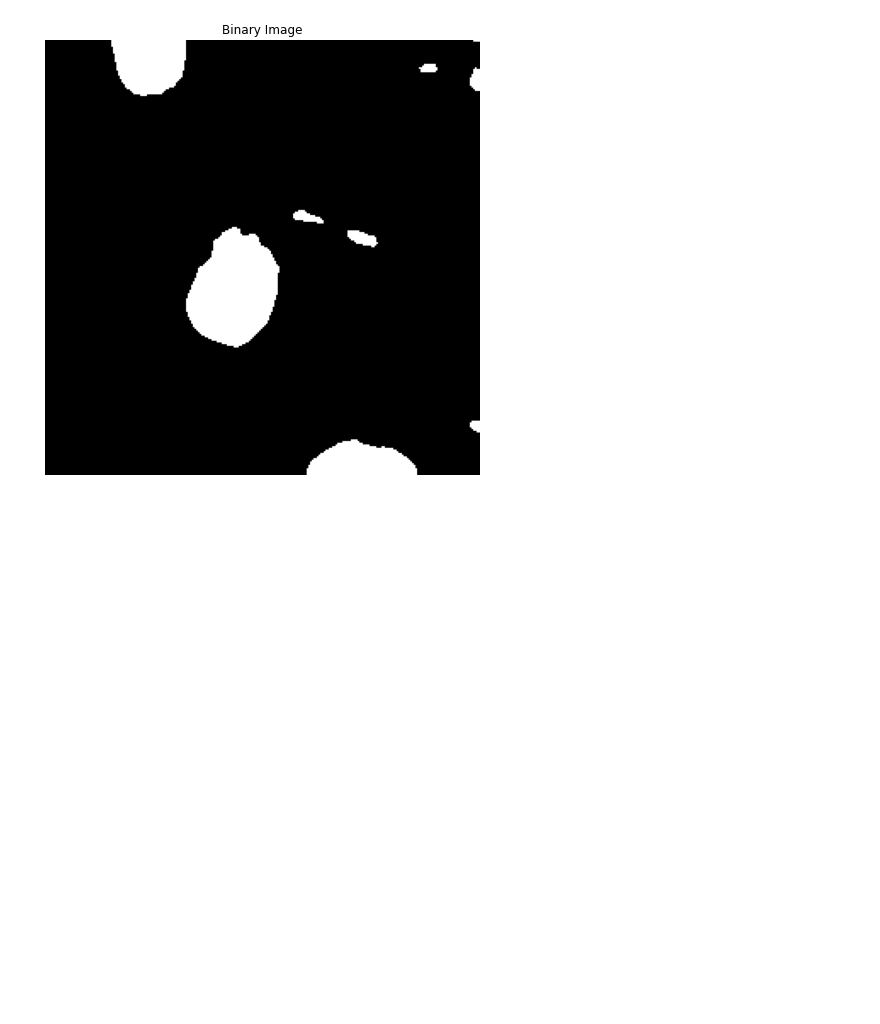
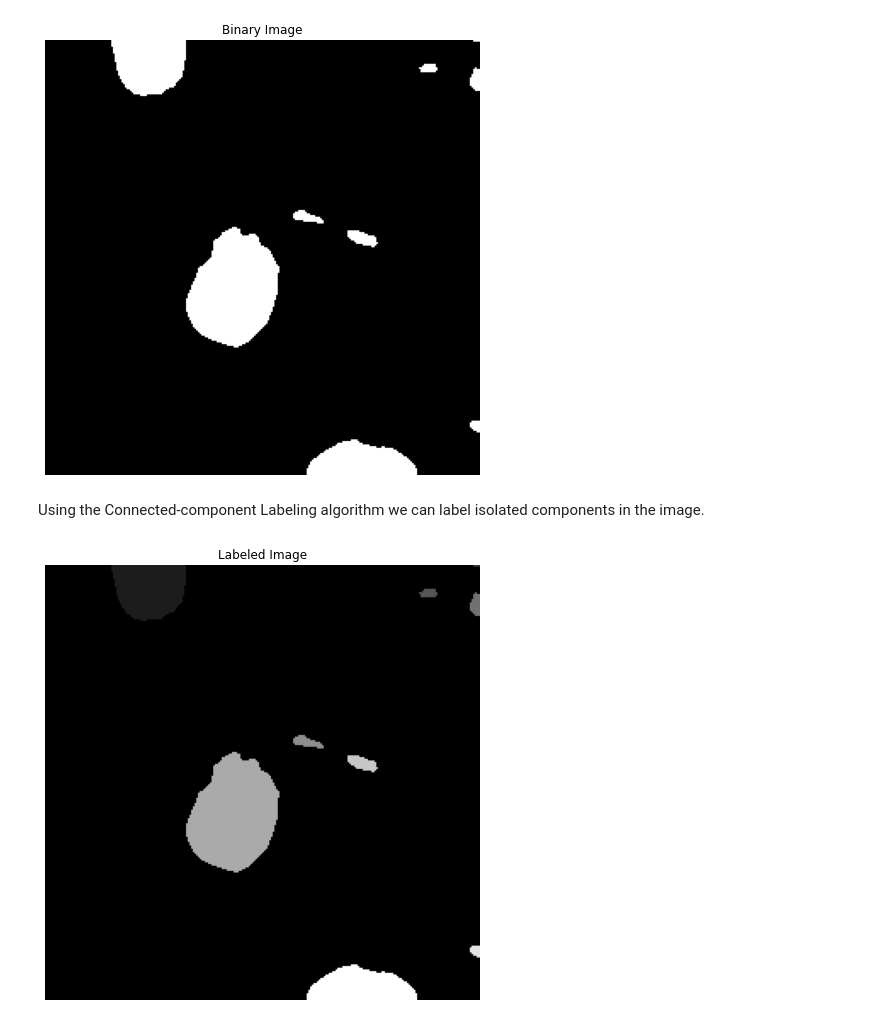
Before and after one commit to brenoslivio/SegmentationCellCycles, a Jupyter notebook: SegCellCycles.ipynb, the cells around one changed output. Drawn from its saved outputs; the diff is of its cells as text; code cells hidden in the pictures; blank space fills up the shorter version.

Commit message:
Adding process of image pre-processing and segmentation in the notebook.

```diff
--- a/SegCellCycles.ipynb
+++ b/SegCellCycles.ipynb
@@ -85,7 +85,7 @@ After pre-processing the image we can work with Region-Based and Clustering Segm
 # %% [markdown]
 In the Region-Based route, we will work with a threshold value for dealing with intensities in the image.
 # %%
-cellThresh = ImageSegmentation.thresholdRegion(cellGaussian)
+cellThresh = ImageSegmentation.thresholdRegion(np.copy(cellGaussian))
 
 plt.figure(figsize = (8, 8))
 plt.axis("off")
@@ -108,3 +108,16 @@ plt.title("Binary Image")
 plt.imshow(mask, cmap = "gray");
 # %% [output]
 [figure]
+# %% [markdown]
+Using the Connected-component Labeling algorithm we can label isolated components in the image.
+# %%
+import ConnectedComponent
+
+maskLabels = ConnectedComponent.connectedComponents(mask)
+
+plt.figure(figsize = (8, 8))
+plt.axis("off")
+plt.title("Labeled Image")
+plt.imshow(maskLabels, cmap = "gray");
+# %% [output]
+[figure, added]
```
Also changed, not shown: parts of 13 cells of this notebook.
